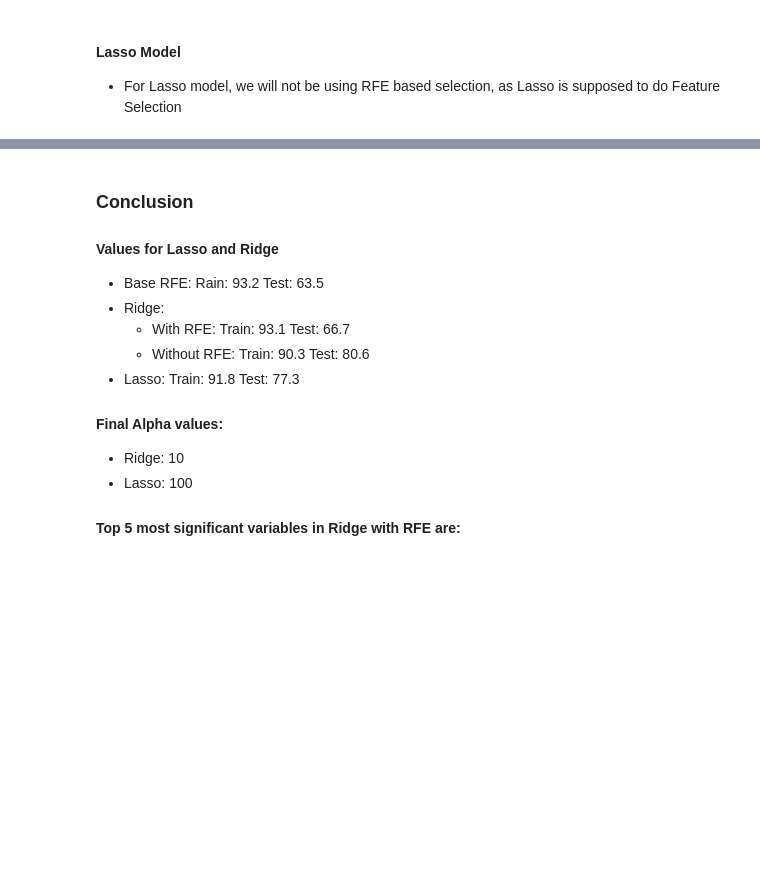
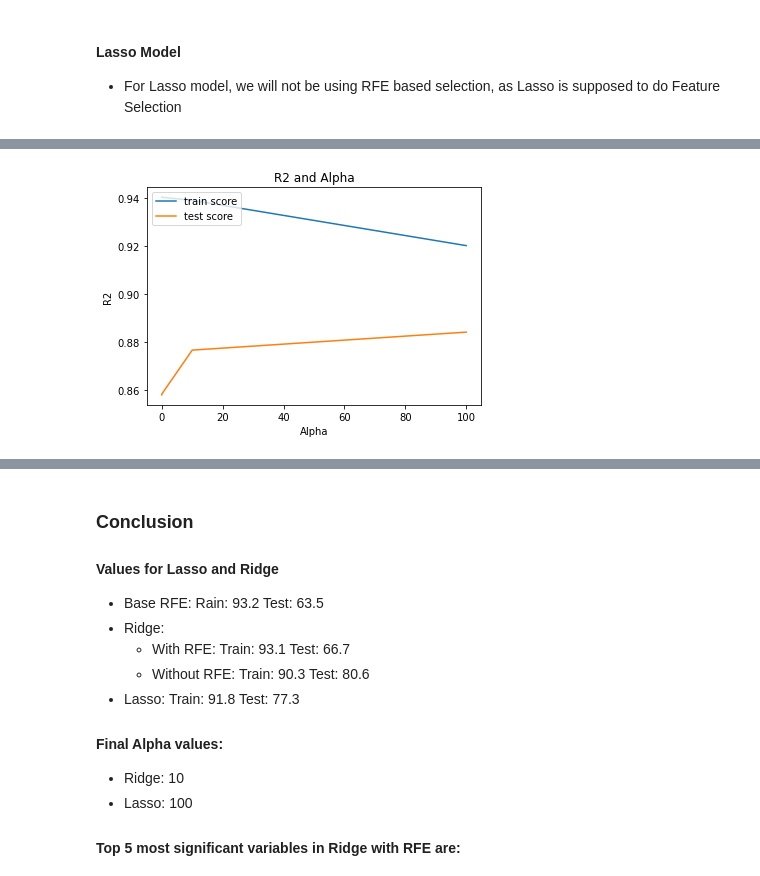
Before and after one commit to joshigeek/SurpriseHousing, a Jupyter notebook: Himanshu_USHousing.ipynb, the cells around one changed output, grey strips where cells are left out. Cells and saved outputs as stored; diff of their text form; code cells hidden in the pictures; blank space fills up the shorter version.

```diff
--- a/Himanshu_USHousing.ipynb
+++ b/Himanshu_USHousing.ipynb
@@ -1452,4 +1506,6 @@ lasso_cv_results
 # %%
-plot_score_alpha(cv_results)
+plot_score_alpha(lasso_cv_results)
+# %% [output]
+[figure, added]
 # %%
 print('For Lasso, the Best Alpha value = ', model_lasso_cv.best_params_)
```
Also changed, not shown: parts of 10 cells of this notebook.
